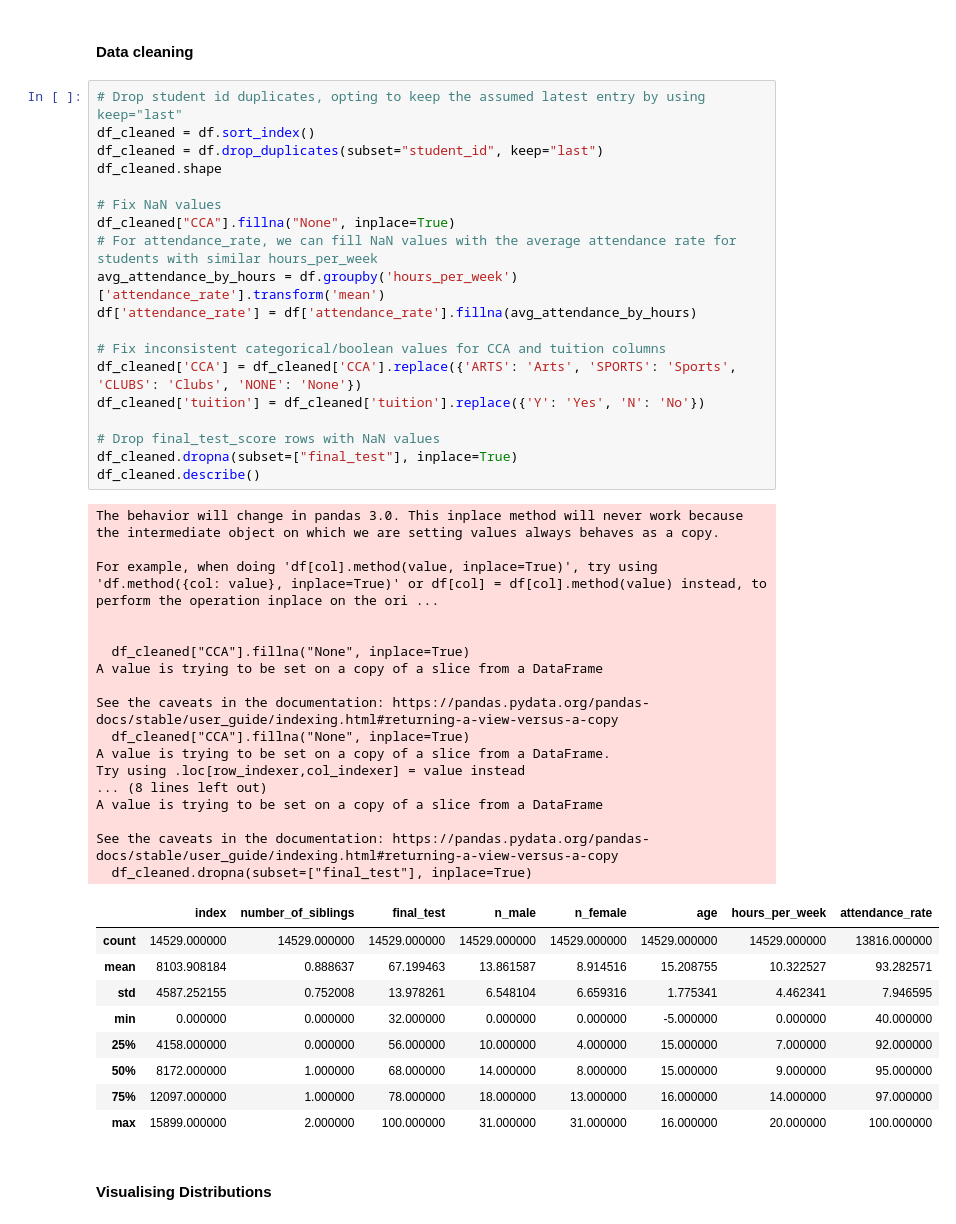
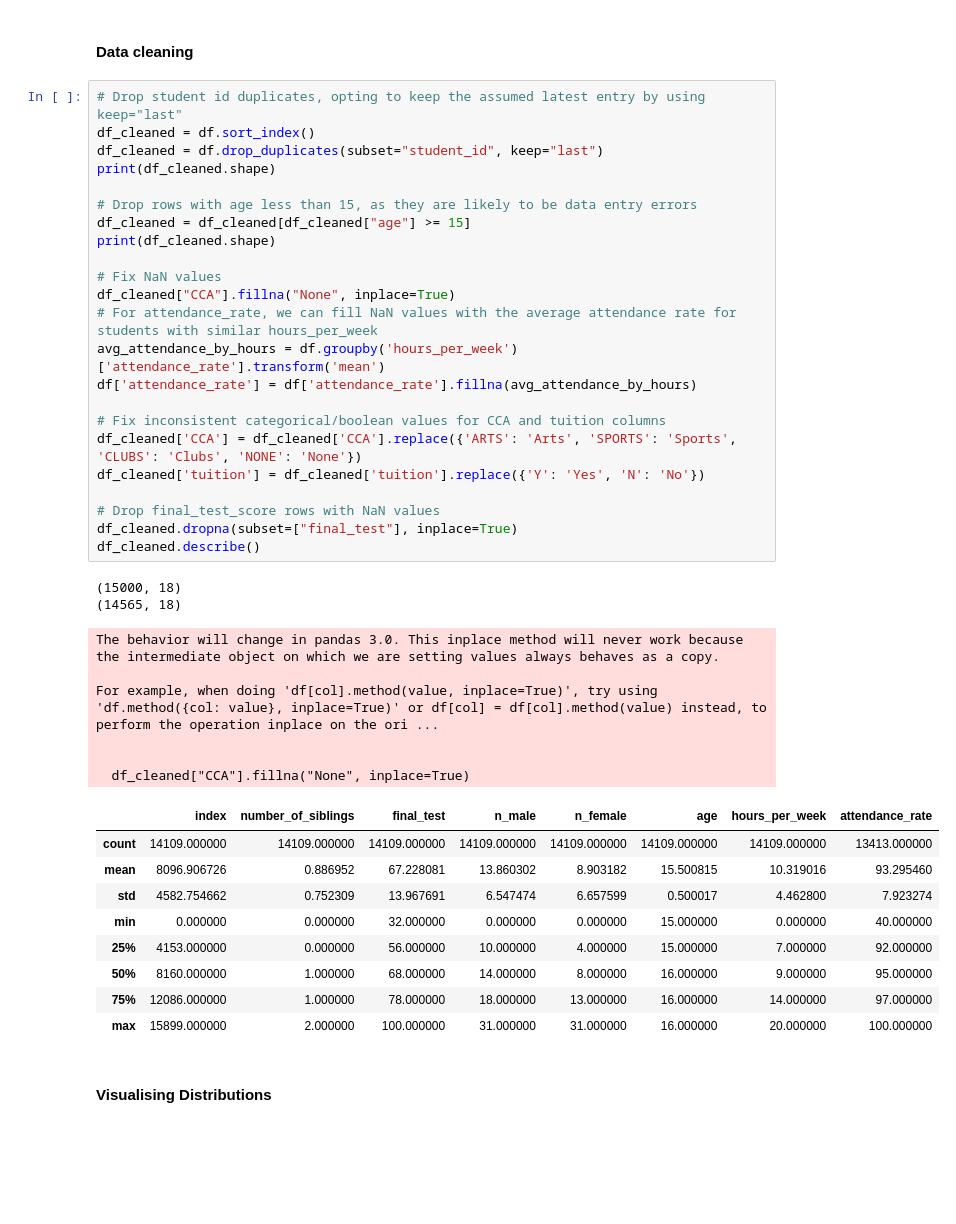
Before and after one commit to weirenong/aiap_mod3_chap7_self_practice, a Jupyter notebook: eda.ipynb, the cells around one changed output. Cells and saved outputs as stored; diff of their text form; blank space fills up the shorter version.

```diff
--- a/eda.ipynb
+++ b/eda.ipynb
@@ -152,48 +156,43 @@ Student IDs duplicated: 900
 # %%
 # Drop student id duplicates, opting to keep the assumed latest entry by using keep="last"
 df_cleaned = df.sort_index()
 df_cleaned = df.drop_duplicates(subset="student_id", keep="last")
-df_cleaned.shape
+print(df_cleaned.shape)
+
+# Drop rows with age less than 15, as they are likely to be data entry errors
+df_cleaned = df_cleaned[df_cleaned["age"] >= 15]
+print(df_cleaned.shape)
 
 # Fix NaN values
 df_cleaned["CCA"].fillna("None", inplace=True)
 # For attendance_rate, we can fill NaN values with the average attendance rate for students with similar hours_per_week
 avg_attendance_by_hours = df.groupby('hours_per_week')['attendance_rate'].transform('mean')
 df['attendance_rate'] = df['attendance_rate'].fillna(avg_attendance_by_hours)
 
 # Fix inconsistent categorical/boolean values for CCA and tuition columns
 df_cleaned['CCA'] = df_cleaned['CCA'].replace({'ARTS': 'Arts', 'SPORTS': 'Sports', 'CLUBS': 'Clubs', 'NONE': 'None'})
 df_cleaned['tuition'] = df_cleaned['tuition'].replace({'Y': 'Yes', 'N': 'No'})
 
 # Drop final_test_score rows with NaN values
 df_cleaned.dropna(subset=["final_test"], inplace=True)
 df_cleaned.describe()
 # %% [output]
-The behavior will change in pandas 3.0. This inplace method will never work because the intermediate object on which we are setting values always behaves as a copy.
-
-For example, when doing 'df[col].method(value, inplace=True)', try using 'df.method({col: value}, inplace=True)' or df[col] = df[col].method(value) instead, to perform the operation inplace on the ori ...
-
-
-  df_cleaned["CCA"].fillna("None", inplace=True)
-A value is trying to be set on a copy of a slice from a DataFrame
-
-See the caveats in the documentation: https://pandas.pydata.org/pandas-docs/stable/user_guide/indexing.html#returning-a-view-versus-a-copy
-  df_cleaned["CCA"].fillna("None", inplace=True)
-A value is trying to be set on a copy of a slice from a DataFrame.
-Try using .loc[row_indexer,col_indexer] = value instead
-... (8 lines left out)
-A value is trying to be set on a copy of a slice from a DataFrame
-
-See the caveats in the documentation: https://pandas.pydata.org/pandas-docs/stable/user_guide/indexing.html#returning-a-view-versus-a-copy
-  df_cleaned.dropna(subset=["final_test"], inplace=True)
+(15000, 18)
+(14565, 18)
+The behavior will change in pandas 3.0. This inplace method will never work because the intermediate object on which we are setting values always behaves as a copy.
+
+For example, when doing 'df[col].method(value, inplace=True)', try using 'df.method({col: value}, inplace=True)' or df[col] = df[col].method(value) instead, to perform the operation inplace on the ori ...
+
+
+  df_cleaned["CCA"].fillna("None", inplace=True)
 |  | index | number_of_siblings | final_test | n_male | n_female | age | hours_per_week | attendance_rate |
-| count | 14529.000000 | 14529.000000 | 14529.000000 | 14529.000000 | 14529.000000 | 14529.000000 | 14529.000000 | 13816.000000 |
-| mean | 8103.908184 | 0.888637 | 67.199463 | 13.861587 | 8.914516 | 15.208755 | 10.322527 | 93.282571 |
-| std | 4587.252155 | 0.752008 | 13.978261 | 6.548104 | 6.659316 | 1.775341 | 4.462341 | 7.946595 |
-| min | 0.000000 | 0.000000 | 32.000000 | 0.000000 | 0.000000 | -5.000000 | 0.000000 | 40.000000 |
-| 25% | 4158.000000 | 0.000000 | 56.000000 | 10.000000 | 4.000000 | 15.000000 | 7.000000 | 92.000000 |
-| 50% | 8172.000000 | 1.000000 | 68.000000 | 14.000000 | 8.000000 | 15.000000 | 9.000000 | 95.000000 |
-| 75% | 12097.000000 | 1.000000 | 78.000000 | 18.000000 | 13.000000 | 16.000000 | 14.000000 | 97.000000 |
+| count | 14109.000000 | 14109.000000 | 14109.000000 | 14109.000000 | 14109.000000 | 14109.000000 | 14109.000000 | 13413.000000 |
+| mean | 8096.906726 | 0.886952 | 67.228081 | 13.860302 | 8.903182 | 15.500815 | 10.319016 | 93.295460 |
+| std | 4582.754662 | 0.752309 | 13.967691 | 6.547474 | 6.657599 | 0.500017 | 4.462800 | 7.923274 |
+| min | 0.000000 | 0.000000 | 32.000000 | 0.000000 | 0.000000 | 15.000000 | 0.000000 | 40.000000 |
+| 25% | 4153.000000 | 0.000000 | 56.000000 | 10.000000 | 4.000000 | 15.000000 | 7.000000 | 92.000000 |
+| 50% | 8160.000000 | 1.000000 | 68.000000 | 14.000000 | 8.000000 | 16.000000 | 9.000000 | 95.000000 |
+| 75% | 12086.000000 | 1.000000 | 78.000000 | 18.000000 | 13.000000 | 16.000000 | 14.000000 | 97.000000 |
 | max | 15899.000000 | 2.000000 | 100.000000 | 31.000000 | 31.000000 | 16.000000 | 20.000000 | 100.000000 |
 # %% [markdown]
 #### Visualising Distributions
```
Also changed, not shown: parts of 9 cells of this notebook, 1 other file.
